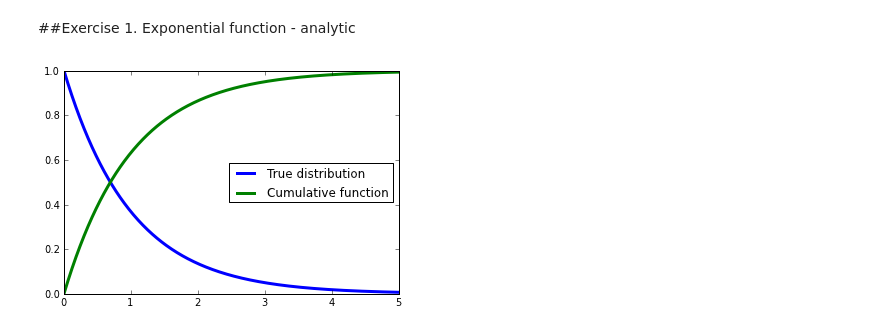
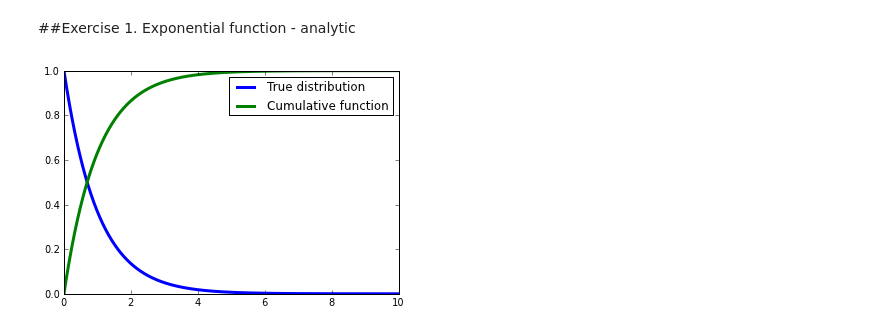
Before and after one commit to rcantwel/PHYS202-S13, a Jupyter notebook: Week8/RandomNumbers.ipynb, the cells around one changed output. Saved outputs shown, nothing was run; the diff lists cells and outputs as text; code cells hidden in the pictures.

```diff
--- a/Week8/RandomNumbers.ipynb
+++ b/Week8/RandomNumbers.ipynb
@@ -86,17 +97,17 @@ hist?
 ##Exercise 1. Exponential function - analytic
 # %%
 #Parts A/B
-f = lambda x,l: l*e**(-l*x)
-F = lambda x,l: 1 - e**(-l*x) #integral is -e^(-l * x)
-Finv = lambda x,l: log(1 - x)/(l)
+f = lambda x,lm: lm*e**(-lm*x)
+F = lambda x,lm: 1 - e**(-l*x) #integral is -e^(-l * x)
+Finv = lambda x,lm: log(1 - x)/(lm)
 
-x = arange(0., 5+0.001, 0.01)
-l = 1
+x = arange(0., 10+0.001, 0.01)
+lm = 1
 
-plot(x,f(x,l),label='True distribution', lw=3)
-plot(x,F(x,l),label='Cumulative function', lw=3)
+plot(x,f(x,lm),label='True distribution', lw=3)
+plot(x,F(x,lm),label='Cumulative function', lw=3)
 
 legend(loc=0)
 show()
 # %% [output]
-[figure, old version]
+[figure, new version]
```
Also changed, not shown: parts of 5 cells of this notebook.
